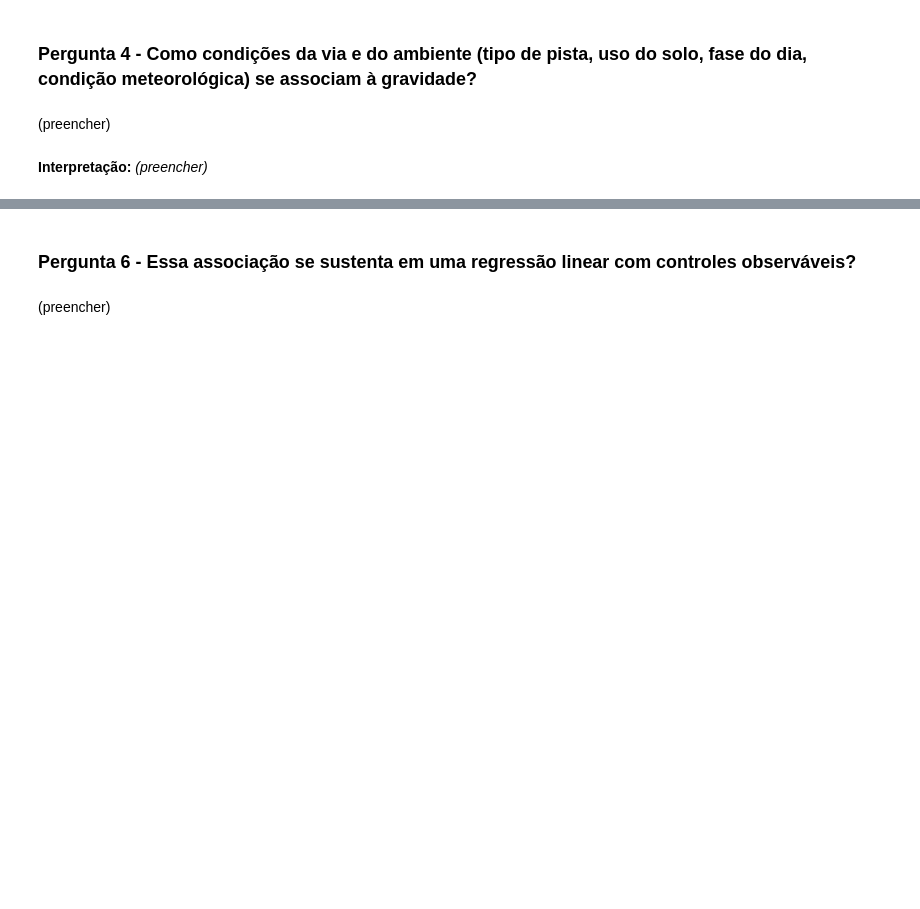
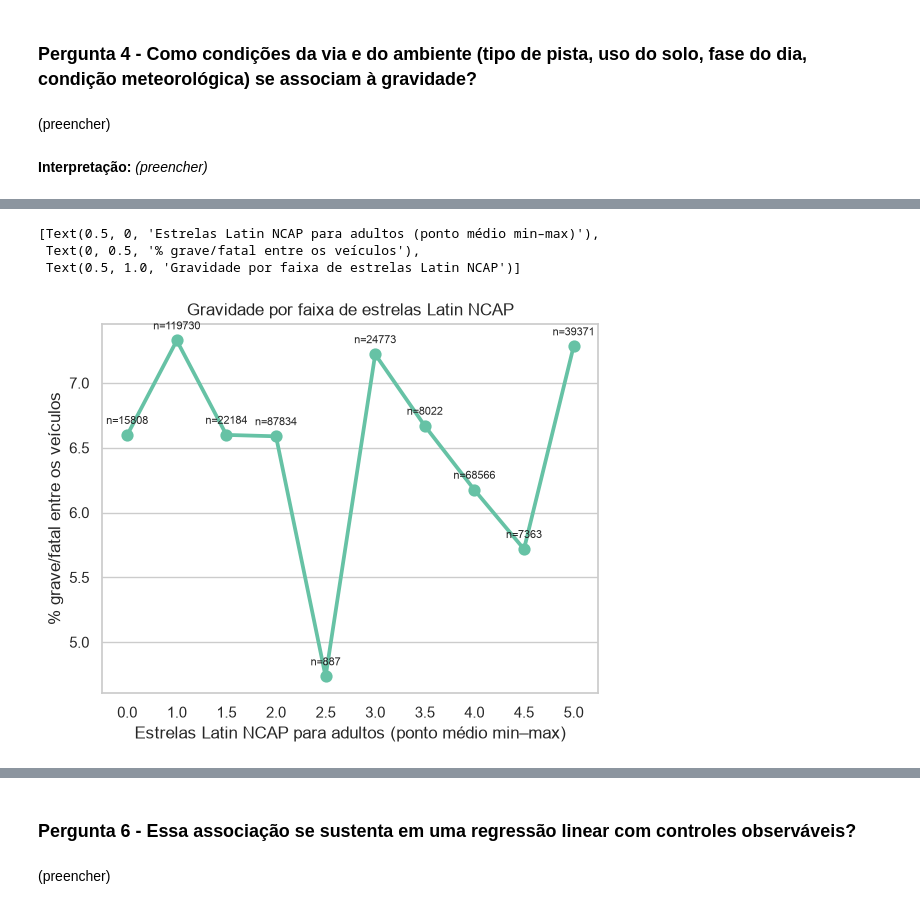
Before and after one commit to ju-caju/analise-seguranca-veicular-prf, a Jupyter notebook: notebooks/relatorio-final.ipynb, the cells around one changed output, grey strips where cells are left out. Cells and saved outputs as stored; diff of their text form; code cells hidden in the pictures; blank space fills up the shorter version.

Commit message:
Retira uso da biblioteca matplotlib e responde pergunta 5

```diff
--- a/notebooks/relatorio-final.ipynb
+++ b/notebooks/relatorio-final.ipynb
@@ -53,11 +53,9 @@ tratamento (`build_prf_multiyear.py`).
 import pandas as pd
 import numpy as np
 import unicodedata
-import matplotlib.pyplot as plt
 import seaborn as sns
 
-sns.set_theme(style="whitegrid", palette="viridis")
-plt.rcParams["figure.dpi"] = 110
+sns.set_palette('Set2')
 pd.set_option("display.max_columns", 100)
 # %%
 CAMINHO_CSV = "data/acidentes_2010_2026_carros_latin_ncap.csv"
@@ -410,0 +406,7 @@ Name: proportion, dtype: float64
+# %%
+gradiente_estrelas = taxa_por_categoria(
+    veiculos, "latin_ncap_estrelas_adulto_media",
+    coluna_alvo="grave_fatal_veiculo", minimo=N_MINIMO,
+).sort_index()
+
+gradiente_estrelas
@@ -410,0 +426,19 @@ Name: proportion, dtype: float64
+# %%
+ax = sns.pointplot(
+    data=gradiente_estrelas.reset_index(),
+    x="latin_ncap_estrelas_adulto_media", y="taxa",
+)
+for x, (_, linha) in enumerate(gradiente_estrelas.iterrows()):
+    ax.annotate(f"n={int(linha['n'])}", (x, linha["taxa"]), textcoords="offset points",
+                xytext=(0, 8), ha="center", fontsize=8)
+
+ax.set(
+    xlabel="Estrelas Latin NCAP para adultos (ponto médio min–max)",
+    ylabel="% grave/fatal entre os veículos",
+    title="Gravidade por faixa de estrelas Latin NCAP",
+)
+# %% [output]
+[Text(0.5, 0, 'Estrelas Latin NCAP para adultos (ponto médio min–max)'),
+ Text(0, 0.5, '% grave/fatal entre os veículos'),
+ Text(0.5, 1.0, 'Gravidade por faixa de estrelas Latin NCAP')]
+[figure, added]
```
Also changed, not shown: parts of 22 cells of this notebook.
